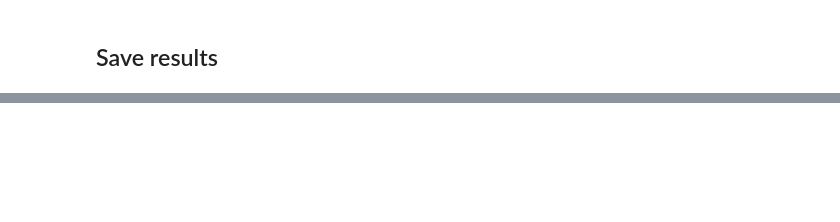
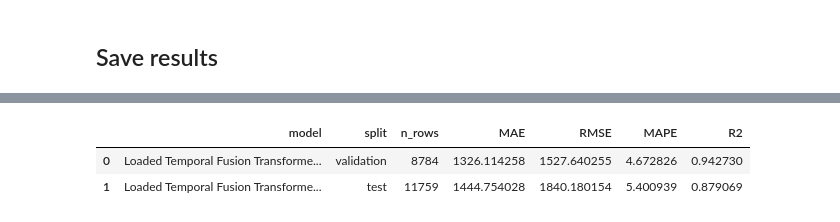
Before and after one commit to SuryaAbdillah/MLBD_DataAcquisiton, a Jupyter notebook: modeling.ipynb, the cells around one changed output, grey strips where cells are left out. Drawn from its saved outputs; the diff is of its cells as text; code cells hidden in the pictures; blank space fills up the shorter version.

```diff
--- a/modeling.ipynb
+++ b/modeling.ipynb
@@ -1618,0 +1977,12 @@ print("Saved TFT checkpoint to:", tft_model_path)
+# %%
+loaded_valid_pred_tft = loaded_tft.predict(valid_dataloader)
+loaded_test_pred_tft = loaded_tft.predict(test_dataloader)
+
+print("Loaded validation prediction shape:", loaded_valid_pred_tft.shape)
+print("Loaded test prediction shape:", loaded_test_pred_tft.shape)
+
+loaded_valid_pred_tft_np = loaded_valid_pred_tft.detach().cpu().numpy().reshape(-1)
+loaded_test_pred_tft_np = loaded_test_pred_tft.detach().cpu().numpy().reshape(-1)
+
+print("Loaded validation prediction array:", loaded_valid_pred_tft_np.shape)
+print("Loaded test prediction array:", loaded_test_pred_tft_np.shape)
@@ -1618,0 +2004,37 @@ print("Saved TFT checkpoint to:", tft_model_path)
+# %%
+loaded_valid_actual_tft = extract_actuals_from_dataloader(valid_dataloader)
+loaded_test_actual_tft = extract_actuals_from_dataloader(test_dataloader)
+
+loaded_valid_actual_tft_np = loaded_valid_actual_tft.detach().cpu().numpy().reshape(-1)
+loaded_test_actual_tft_np = loaded_test_actual_tft.detach().cpu().numpy().reshape(-1)
+
+loaded_tft_valid_metrics = evaluate_regression(
+    loaded_valid_actual_tft_np,
+    loaded_valid_pred_tft_np
+)
+
+loaded_tft_test_metrics = evaluate_regression(
+    loaded_test_actual_tft_np,
+    loaded_test_pred_tft_np
+)
+
+loaded_tft_results_df = pd.DataFrame([
+    {
+        "model": "Loaded Temporal Fusion Transformer One-Step",
+        "split": "validation",
+        "n_rows": len(loaded_valid_actual_tft_np),
+        **loaded_tft_valid_metrics
+    },
+    {
+        "model": "Loaded Temporal Fusion Transformer One-Step",
+        "split": "test",
+        "n_rows": len(loaded_test_actual_tft_np),
+        **loaded_tft_test_metrics
+    }
+])
+
+loaded_tft_results_df
+# %% [output]
+|  | model | split | n_rows | MAE | RMSE | MAPE | R2 |
+| 0 | Loaded Temporal Fusion Transforme... | validation | 8784 | 1326.114258 | 1527.640255 | 4.672826 | 0.942730 |
+| 1 | Loaded Temporal Fusion Transforme... | test | 11759 | 1444.754028 | 1840.180154 | 5.400939 | 0.879069 |
```
Also changed, not shown: parts of 18 cells of this notebook, 2 other files.
